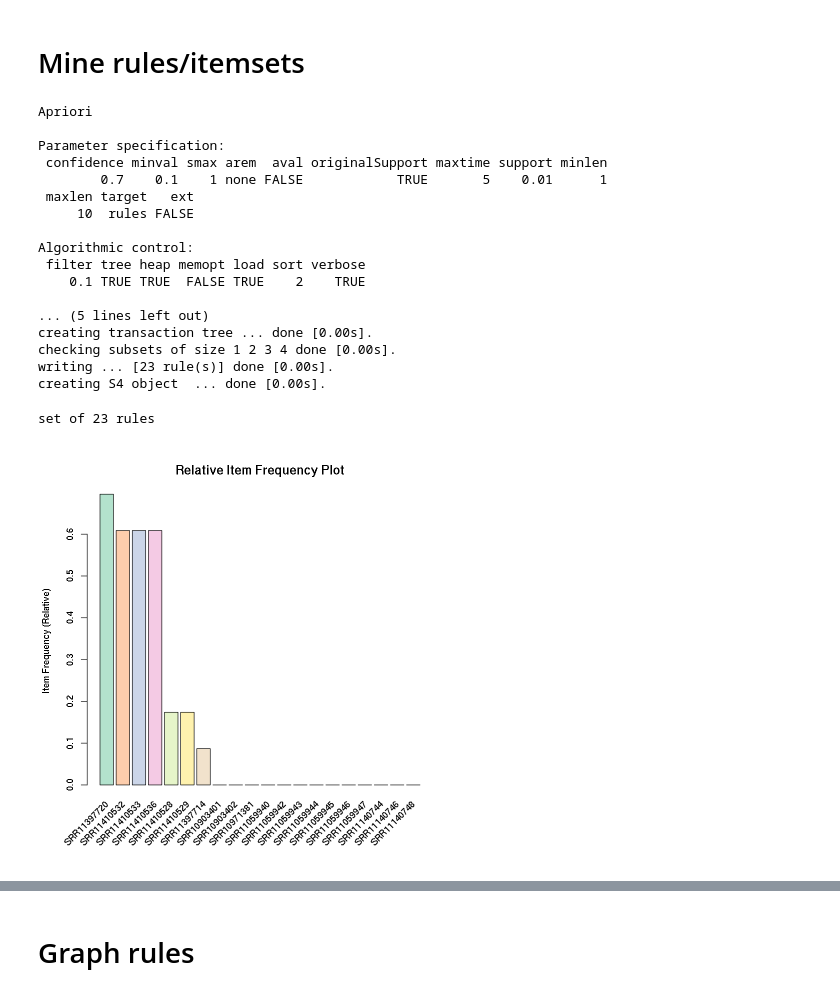
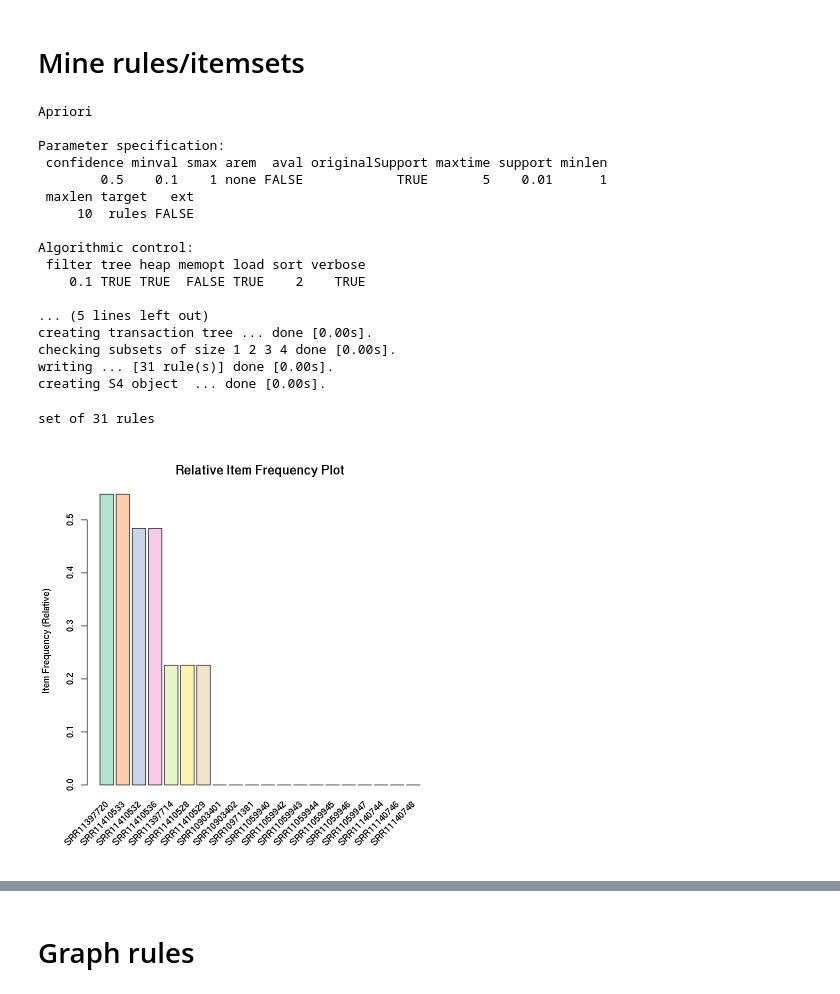
Before and after one commit to apetkau/comp7944-project, a Jupyter notebook: analysis/snv-data/snv-mining.ipynb, the cells around one changed output, grey strips where cells are left out. Saved outputs shown, nothing was run; the diff lists cells and outputs as text; code cells hidden in the pictures.

```diff
--- a/analysis/snv-data/snv-mining.ipynb
+++ b/analysis/snv-data/snv-mining.ipynb
@@ -75,35 +58,35 @@ sizes
 # %% [markdown]
 # Mine rules/itemsets
 # %%
-snv_rules <- apriori(snv_data_transactions, parameter=list(support=0.01, confidence=0.7, target="rules"))
+snv_rules <- apriori(snv_data_transactions, parameter=list(support=0.01, confidence=0.5, target="rules"))
 snv_rules
 
 arules::itemFrequencyPlot(items(snv_rules),
     topN=20,
     col=brewer.pal(8,'Pastel2'),
     main='Relative Item Frequency Plot',
     type="relative",
     ylab="Item Frequency (Relative)")
 # %% [output]
 Apriori
 
 Parameter specification:
  confidence minval smax arem  aval originalSupport maxtime support minlen
-        0.7    0.1    1 none FALSE            TRUE       5    0.01      1
+        0.5    0.1    1 none FALSE            TRUE       5    0.01      1
  maxlen target   ext
      10  rules FALSE
 
 Algorithmic control:
  filter tree heap memopt load sort verbose
     0.1 TRUE TRUE  FALSE TRUE    2    TRUE
 
 ... (5 lines left out)
 creating transaction tree ... done [0.00s].
 checking subsets of size 1 2 3 4 done [0.00s].
-writing ... [23 rule(s)] done [0.00s].
+writing ... [31 rule(s)] done [0.00s].
 creating S4 object  ... done [0.00s].
-set of 23 rules
+set of 31 rules
-[figure, old version]
+[figure, new version]
 # %%
 inspect(snv_rules)
 # %% [output]
```
Also changed, not shown: parts of 4 cells of this notebook, 6 other files.
